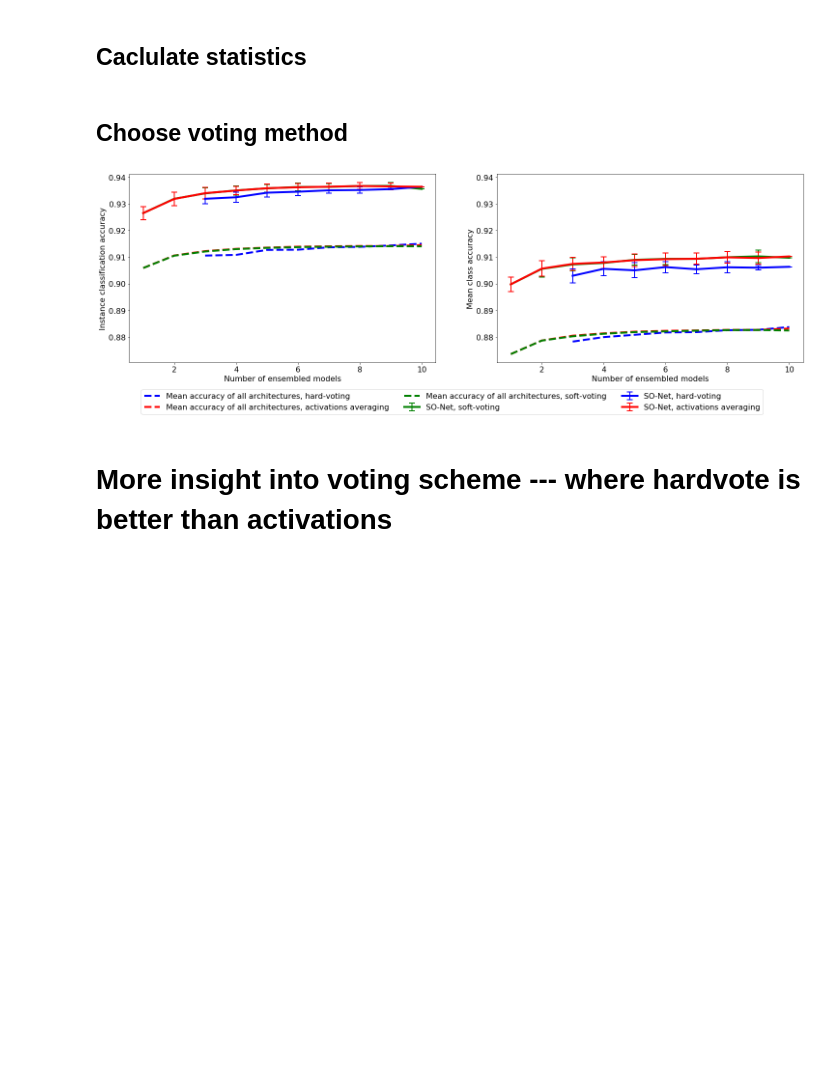
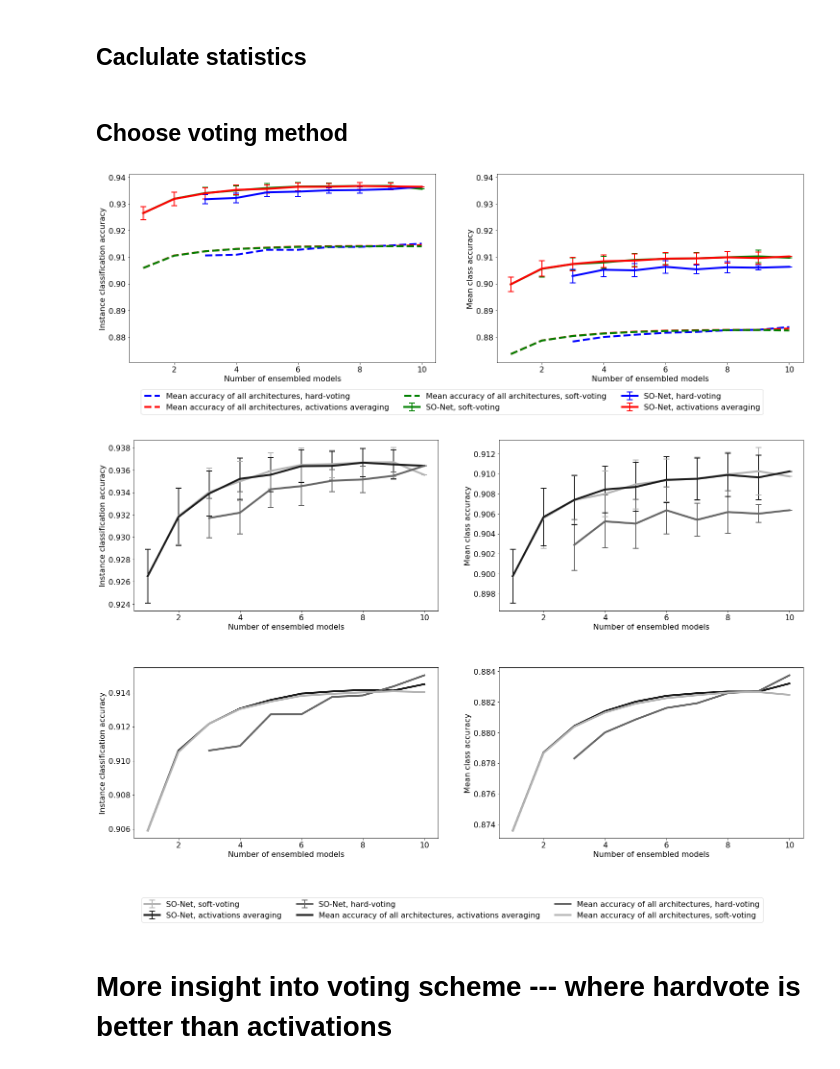
Before and after one commit to dkoguciuk/ensemble_learning_for_point_clouds, a Jupyter notebook: 3_1_simple_ensemble.ipynb, the cells around one changed output. Drawn from its saved outputs; the diff is of its cells as text; code cells hidden in the pictures; blank space fills up the shorter version.

```diff
--- a/3_1_simple_ensemble.ipynb
+++ b/3_1_simple_ensemble.ipynb
@@ -159,7 +159,8 @@ font = {'family' : 'normal',
 
 plt.rc('font', **font)
 
-def plot_acc_in_num_models(ax, acc_stats, acc_type='acc', styles={}, h_factor=0.1, times=None, without_errorbar=False, hard_vote=False):
+def plot_acc_in_num_models(ax, acc_stats, acc_type='acc', styles={}, h_factor=0.1, times=None,
+                           without_errorbar=False, hard_vote=False, with_xlabel=True):
     for model in acc_stats:
         x = acc_stats[model].keys()
         y = [acc_stats[model][i][acc_type]['mean'] for i in x]
@@ -183,10 +184,11 @@ def plot_acc_in_num_models(ax, acc_stats, acc_type='acc', styles={}, h_factor=0.
                     linewidth=styles[model]['linewidth'])
 
     # Inference or ensemble accuracy?
-    if times is None:
-        ax.set_xlabel('Number of ensembled models')
-    else:
-        ax.set_xlabel('Inference time for batch of 4 point clouds [ms]')
+    if with_xlabel:
+        if times is None:
+            ax.set_xlabel('Number of ensembled models')
+        else:
+            ax.set_xlabel('Inference time for batch of 4 point clouds [ms]')
 
     # Instance or class accuracy?
     if acc_type == 'acc':
@@ -257,9 +259,51 @@ styles = {'so-net activations': {'color': 'r', 'linestyle': '-', 'label': 'SO-Ne
 handles, labels = plot_acc_in_num_models(ax1, compare_voting, 'acc', styles, hard_vote=True)
 plot_acc_in_num_models(ax2, compare_voting, 'mean_class_acc', styles, hard_vote=True)
 f.legend(handles=handles, loc='lower center', ncol=3)
-f.savefig('images/voting_methods.png', bbox_inches='tight')
+f.savefig('images/voting_methods_color.png', bbox_inches='tight')
 # %% [output]
-[figure, old version]
+[figure, new version]
+# %%
+f, ax = plt.subplots(2, 2, sharey=False, sharex=False, figsize=(25, 16))
+linewidth = 4
+color_activations = [0.1, 0.1, 0.1]
+color_softvote = [0.7, 0.7, 0.7]
+color_hardvote = [0.4, 0.4, 0.4]
+styles = {'so-net activations': {'color': color_activations, 'linestyle': '-',
+                                 'label': 'SO-Net, activations averaging',
+                                 'linewidth' : linewidth},
+         'so-net softvote': {'color': color_softvote, 'linestyle': '-',
+                             'label': 'SO-Net, soft-voting',
+                             'linewidth' : linewidth},
+         'so-net hardvote': {'color': color_hardvote, 'linestyle': '-',
+                             'label': 'SO-Net, hard-voting',
+                             'linewidth' : linewidth},
+         'mean arch activations': {'color': color_activations, 'linestyle': '-',
+                                   'label': 'Mean accuracy of all architectures, activations averaging',
+                                   'linewidth' : linewidth},
+         'mean arch softvote': {'color': color_softvote, 'linestyle': '-',
+                                'label': 'Mean accuracy of all architectures, soft-voting',
+                                'linewidth' : linewidth},
+         'mean arch hardvote': {'color': color_hardvote, 'linestyle': '-',
+                                'label': 'Mean accuracy of all architectures, hard-voting',
+                                'linewidth' : linewidth}}
+compare_voting_sonet = {'so-net activations': compare_voting['so-net activations'],
+                        'so-net softvote': compare_voting['so-net softvote'],
+                        'so-net hardvote': compare_voting['so-net hardvote']}
+compare_voting_mean = {'mean arch activations': compare_voting['mean arch activations'],
+                       'mean arch softvote': compare_voting['mean arch softvote'],
+                       'mean arch hardvote': compare_voting['mean arch hardvote']}
+
+# Plot acc
+handles, _ = plot_acc_in_num_models(ax[0,0], compare_voting_sonet, 'acc', styles,
+                                    hard_vote=True, with_xlabel=True)
+plot_acc_in_num_models(ax[0,1], compare_voting_sonet, 'mean_class_acc', styles,
+                       hard_vote=True, with_xlabel=True)
+handles2, _ = plot_acc_in_num_models(ax[1,0], compare_voting_mean, 'acc', styles, hard_vote=True)
+plot_acc_in_num_models(ax[1,1], compare_voting_mean, 'mean_class_acc', styles, hard_vote=True)
+f.legend(handles=handles + handles2, loc='lower center', ncol=3)
+f.savefig('images/voting_methods_grayscale.png', bbox_inches='tight')
+# %% [output]
+[figure, added]
 # %% [markdown]
 # More insight into voting scheme --- where hardvote is better than activations
 # %%
```
Also changed, not shown: parts of 2 cells of this notebook, 6 other files.
